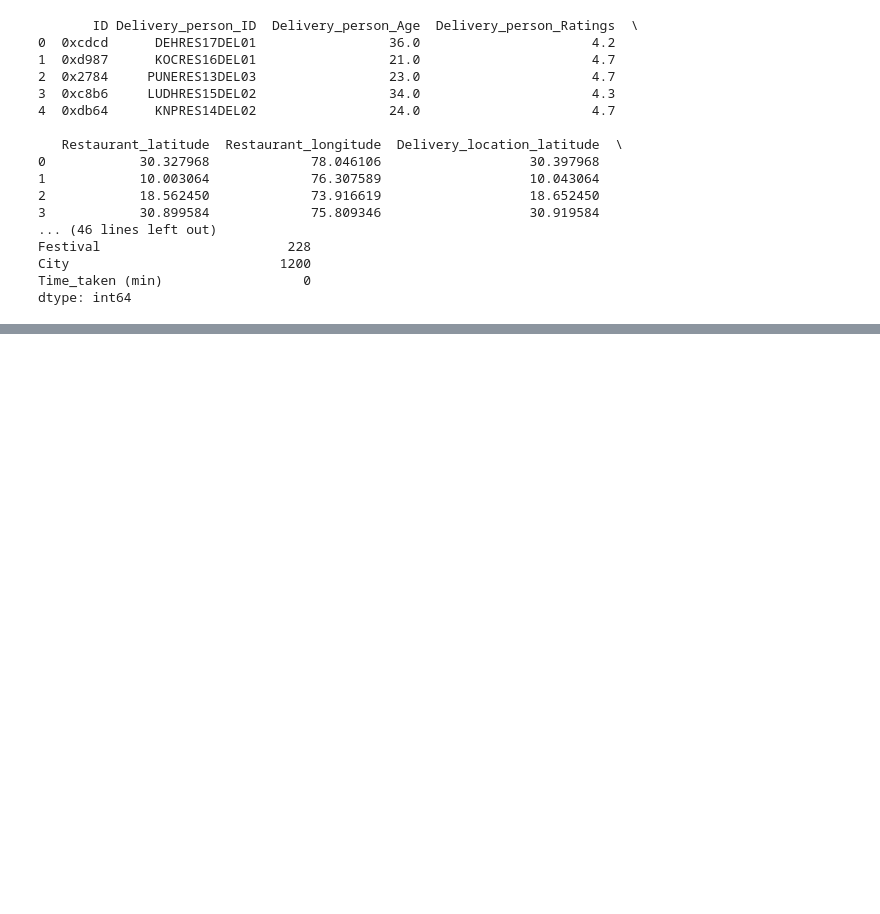
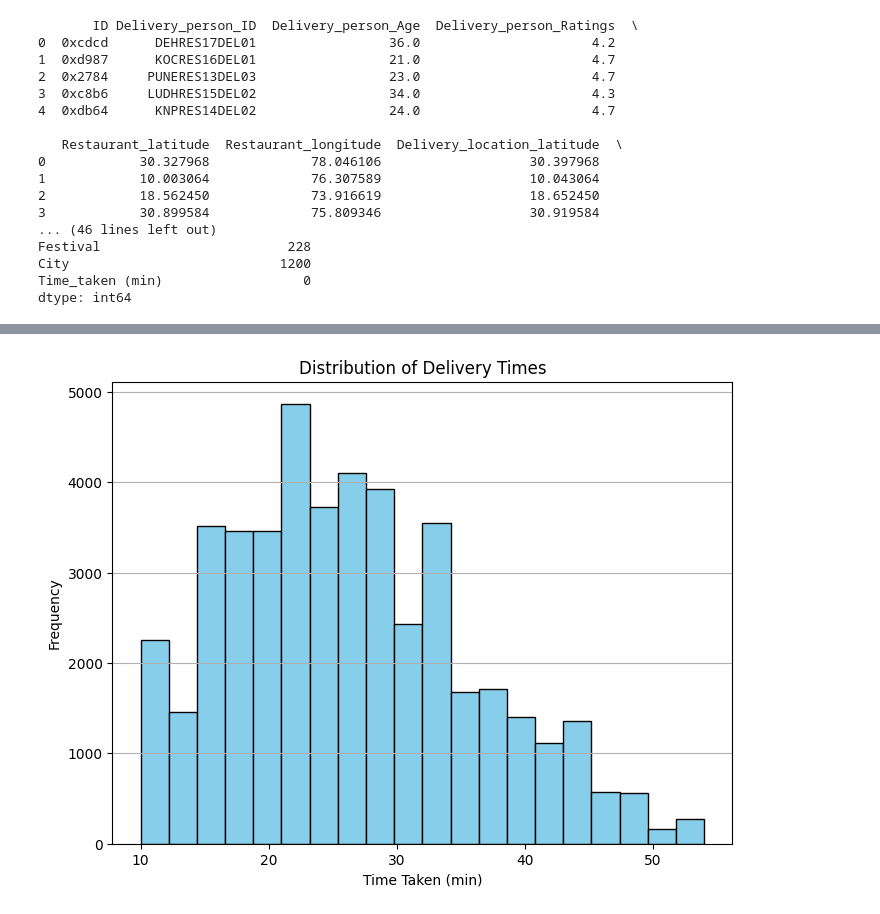
Before and after one commit to Nexta-ai/quantum-ml-delivery-routes, a Jupyter notebook: preprocess.ipynb, the cells around one changed output, grey strips where cells are left out. Saved outputs shown, nothing was run; the diff lists cells and outputs as text; code cells hidden in the pictures; blank space fills up the shorter version.

```diff
--- a/preprocess.ipynb
+++ b/preprocess.ipynb
@@ -51,9 +51,5 @@ data['City'] = data['City'].fillna(data['City'].mode()[0])
 # Impute missing values in 'Time_Orderd' with the mode
 data['Time_Orderd'] = data['Time_Orderd'].fillna(data['Time_Orderd'].mode()[0])
 # %%
-# Fill missing values for categorical columns with mode
-data['Weather_conditions'].fillna(data['Weather_conditions'].mode()[0], inplace=True)
-data['Road_traffic_density'].fillna(data['Road_traffic_density'].mode()[0], inplace=True)
-data['Festival'].fillna(data['Festival'].mode()[0], inplace=True)
-data['City'].fillna(data['City'].mode()[0], inplace=True)
+print(data.isnull().sum())
 # %% [output]
@@ -77,6 +73,3 @@ For example, when doing 'df[col].method(value, inplace=True)', try using 'df.met
-# %%
-# Impute missing values in 'Time_Orderd' with the mode
-data['Time_Orderd'].fillna(data['Time_Orderd'].mode()[0], inplace=True)
 # %%
 # Verify if there are any remaining missing values
 print(data.isnull().sum())
@@ -87,0 +101,13 @@ print("Preprocessing complete. Cleaned data saved to 'data/preprocessed_delivery
+# %%
+import matplotlib.pyplot as plt
+
+# Visualize the distribution of delivery times
+plt.figure(figsize=(8, 6))
+plt.hist(data['Time_taken (min)'], bins=20, color='skyblue', edgecolor='black')
+plt.title('Distribution of Delivery Times')
+plt.xlabel('Time Taken (min)')
+plt.ylabel('Frequency')
+plt.grid(axis='y')
+plt.show()
+# %% [output]
+[figure, added]
```
Also changed, not shown: parts of 6 cells of this notebook, 5 other files.
